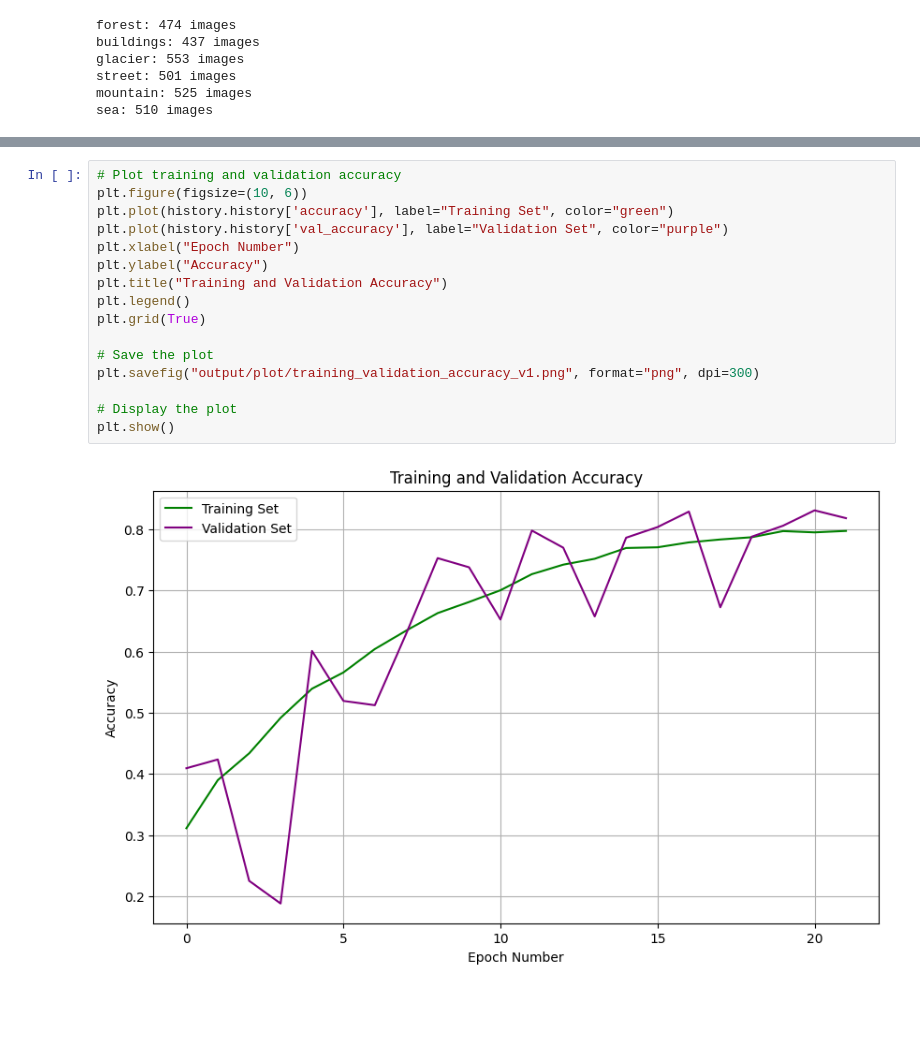
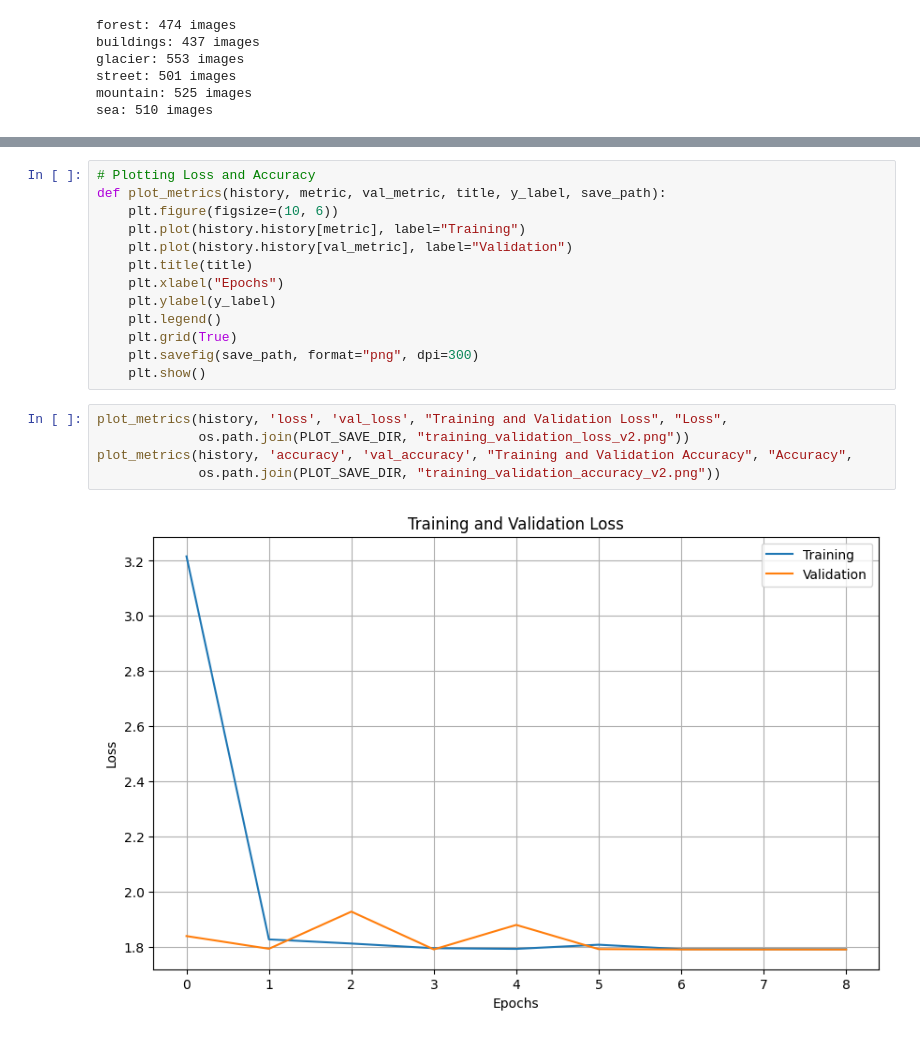
Before and after one commit to socheadev/mite-dlat-final, a Jupyter notebook: main.ipynb, the cells around one changed output, grey strips where cells are left out. Saved outputs shown, nothing was run; the diff lists cells and outputs as text; blank space fills up the shorter version.

```diff
--- a/main.ipynb
+++ b/main.ipynb
@@ -315,18 +376,20 @@ plt.show()
 # %%
-# Plot training and validation accuracy
-plt.figure(figsize=(10, 6))
-plt.plot(history.history['accuracy'], label="Training Set", color="green")
-plt.plot(history.history['val_accuracy'], label="Validation Set", color="purple")
-plt.xlabel("Epoch Number")
-plt.ylabel("Accuracy")
-plt.title("Training and Validation Accuracy")
-plt.legend()
-plt.grid(True)
-
-# Save the plot
-plt.savefig("output/plot/training_validation_accuracy_v1.png", format="png", dpi=300)
-
-# Display the plot
-plt.show()
+# Plotting Loss and Accuracy
+def plot_metrics(history, metric, val_metric, title, y_label, save_path):
+    plt.figure(figsize=(10, 6))
+    plt.plot(history.history[metric], label="Training")
+    plt.plot(history.history[val_metric], label="Validation")
+    plt.title(title)
+    plt.xlabel("Epochs")
+    plt.ylabel(y_label)
+    plt.legend()
+    plt.grid(True)
+    plt.savefig(save_path, format="png", dpi=300)
+    plt.show()
-# %% [output]
-[figure, removed]
+# %%
+plot_metrics(history, 'loss', 'val_loss', "Training and Validation Loss", "Loss",
+             os.path.join(PLOT_SAVE_DIR, "training_validation_loss_v2.png"))
+plot_metrics(history, 'accuracy', 'val_accuracy', "Training and Validation Accuracy", "Accuracy",
+             os.path.join(PLOT_SAVE_DIR, "training_validation_accuracy_v2.png"))
+# %% [output]
+[figure, added]
```
Also changed, not shown: parts of 22 cells of this notebook, 5 other files.
